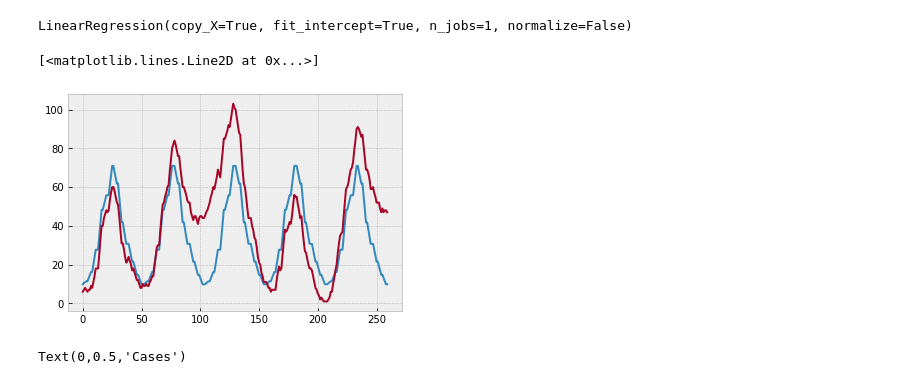
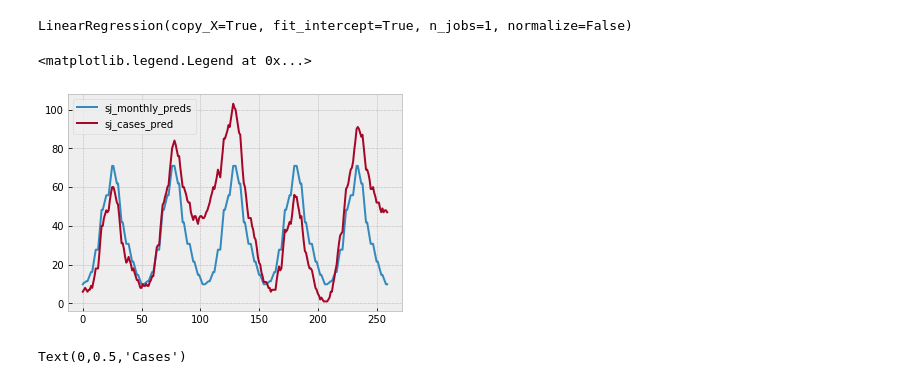
Before and after one commit to Dinuka77/DengAI, a Jupyter notebook: predicting-dengue/6 - DENGUE - BEST MODEL.ipynb, the cells around one changed output. Saved outputs shown, nothing was run; the diff lists cells and outputs as text; code cells hidden in the pictures.

```diff
--- a/predicting-dengue/6 - DENGUE - BEST MODEL.ipynb
+++ b/predicting-dengue/6 - DENGUE - BEST MODEL.ipynb
@@ -524,17 +524,27 @@ lr_sj_resid.fit(Xtrain, ytrain)
 LinearRegression(copy_X=True, fit_intercept=True, n_jobs=1, normalize=False)
 # %%
 # make predictions on monthly data and residual data
+
+# from train data predicted "cases" w.r.t. month - rolling mean (monthly trend)
 sj_monthly_preds = pd.Series(lr_sj_month.predict(Xtest_months)).rolling(3, min_periods=1).mean()
+
+# from test data pred predicted residual w.r.t. station_avg_temp_c
 sj_resid_preds = lr_sj_resid.predict(Xtest_weather)
-sj_cases_pred = pd.Series(sj_resid_preds + sj_monthly_preds).rolling(1, min_periods=1).mean()
+
+# print(pd.Series(sj_resid_preds + sj_monthly_preds).head())
+# useless (elixir)
+# sj_cases_pred = pd.Series(sj_resid_preds + sj_monthly_preds).rolling(1, min_periods=1).mean()
+# print(sj_cases_pred.head())
+
 sj_cases_pred = sj_cases_pred.apply(lambda x: 1 if x < 1 else int(x))
 # %%
 # plt.plot(sj_resid_preds)
-plt.plot(sj_monthly_preds)
-plt.plot(sj_cases_pred)
+plt.plot(sj_monthly_preds, label='sj_monthly_preds')
+plt.plot(sj_cases_pred, label='sj_cases_pred')
+plt.legend()
 # %% [output]
-[<matplotlib.lines.Line2D at 0x...>]
+<matplotlib.legend.Legend at 0x...>
-[figure, old version]
+[figure, new version]
 # %%
 ### make plot of best model predictions and actual cases over all time period for sj
 
```
Also changed, not shown: parts of 6 cells of this notebook, 1 other file.
